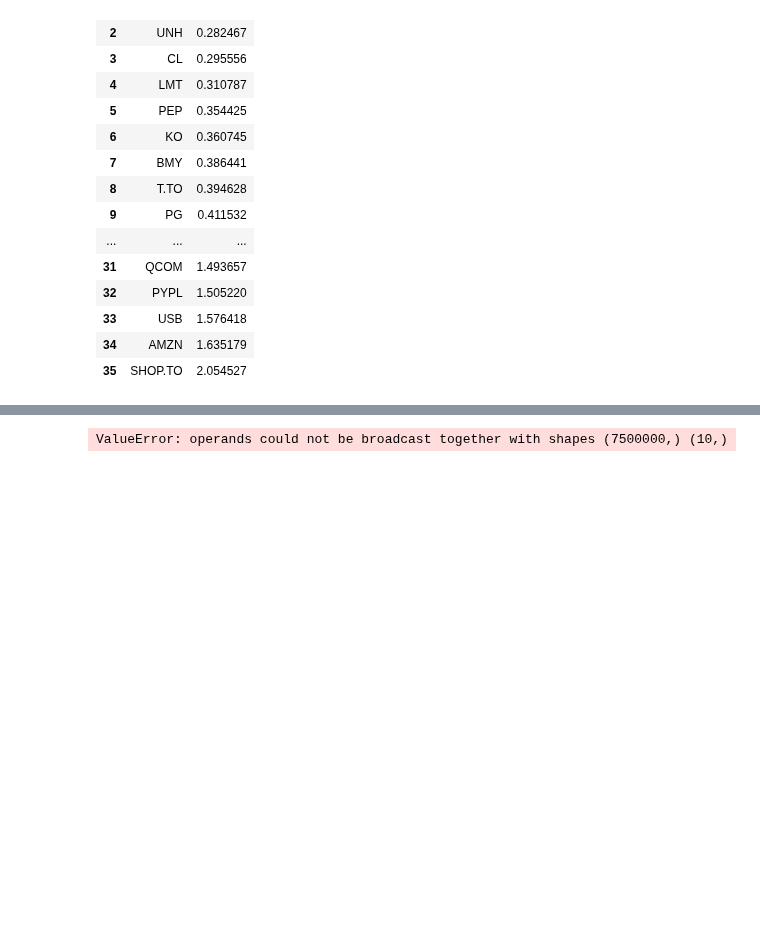
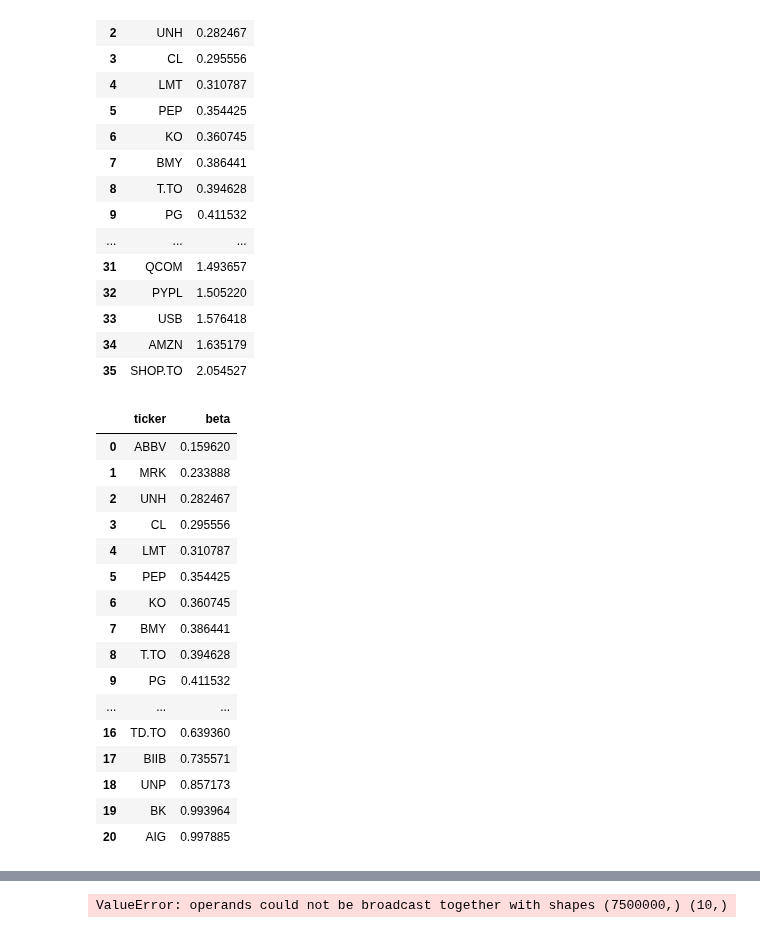
Before and after one commit to Zemelware/robo_stock_advisor, a Jupyter notebook: robo_stock_advisor.ipynb, the cells around one changed output, grey strips where cells are left out. Drawn from its saved outputs; the diff is of its cells as text; code cells hidden in the pictures; blank space fills up the shorter version.

```diff
--- a/robo_stock_advisor.ipynb
+++ b/robo_stock_advisor.ipynb
@@ -403,18 +403,19 @@ market_variance = market_returns.var()
 
 def get_stock_betas(stocks):
         betas = {}
+
         for stock in stocks:
                 stock_returns = daily_returns[stock]
-                beta = stock_returns.cov(market_returns) / market_variance
-                betas[stock] = beta
+                covariance = stock_returns.cov(market_returns)
+                stock_beta = covariance / market_variance
+                betas[stock] = stock_beta
 
-        # Return sorted betas in increasing order
-        return dict(sorted(betas.items(), key=lambda item: item[1]))
+        stock_betas = pd.DataFrame(betas.items(), columns=["ticker", "beta"])
+        stock_betas = stock_betas.sort_values(by="beta").reset_index(drop=True)
+        return stock_betas
 
-betas = get_stock_betas(filtered_tickers).items()
-
-betas_df = pd.DataFrame(betas, columns=["ticker", "beta"])
-betas_df
+stock_betas = get_stock_betas(filtered_tickers)
+stock_betas
 # %% [output]
 [*********************100%%**********************]  1 of 1 completed
 |  | ticker | beta |
@@ -434,4 +435,27 @@ betas_df
 | 33 | USB | 1.576418 |
 | 34 | AMZN | 1.635179 |
 | 35 | SHOP.TO | 2.054527 |
+# %%
+# Get 22 stocks with beta less than 1 but take less if any betas are greater than 1
+n_lowest_beta_stocks = stock_betas.head(num_stocks)
+n_lowest_beta_stocks = n_lowest_beta_stocks[n_lowest_beta_stocks["beta"] < 1]
+n_lowest_beta_stocks
+# %% [output]
+|  | ticker | beta |
+| 0 | ABBV | 0.159620 |
+| 1 | MRK | 0.233888 |
+| 2 | UNH | 0.282467 |
+| 3 | CL | 0.295556 |
+| 4 | LMT | 0.310787 |
+| 5 | PEP | 0.354425 |
+| 6 | KO | 0.360745 |
+| 7 | BMY | 0.386441 |
+| 8 | T.TO | 0.394628 |
+| 9 | PG | 0.411532 |
+| ... | ... | ... |
+| 16 | TD.TO | 0.639360 |
+| 17 | BIIB | 0.735571 |
+| 18 | UNP | 0.857173 |
+| 19 | BK | 0.993964 |
+| 20 | AIG | 0.997885 |
 # %% [markdown]
```
Also changed, not shown: parts of 10 cells of this notebook.
